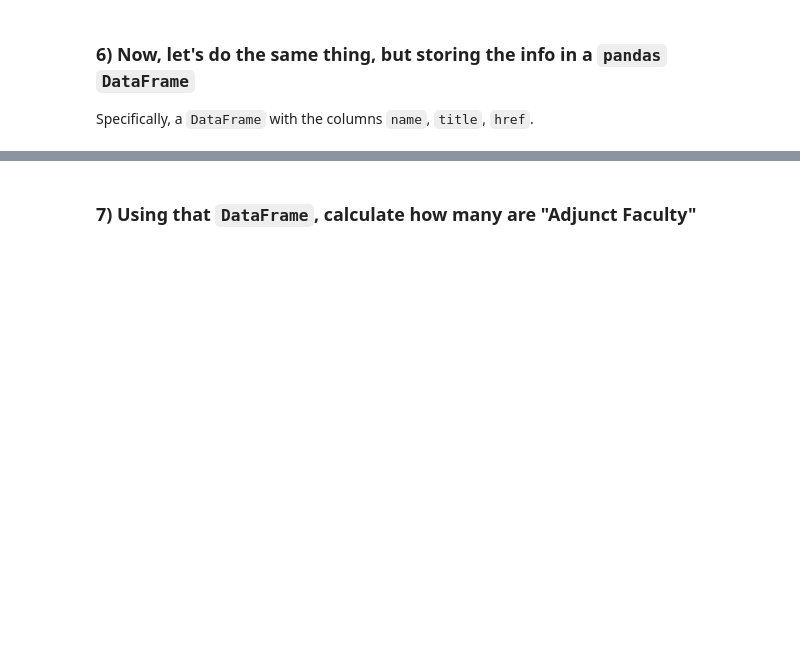
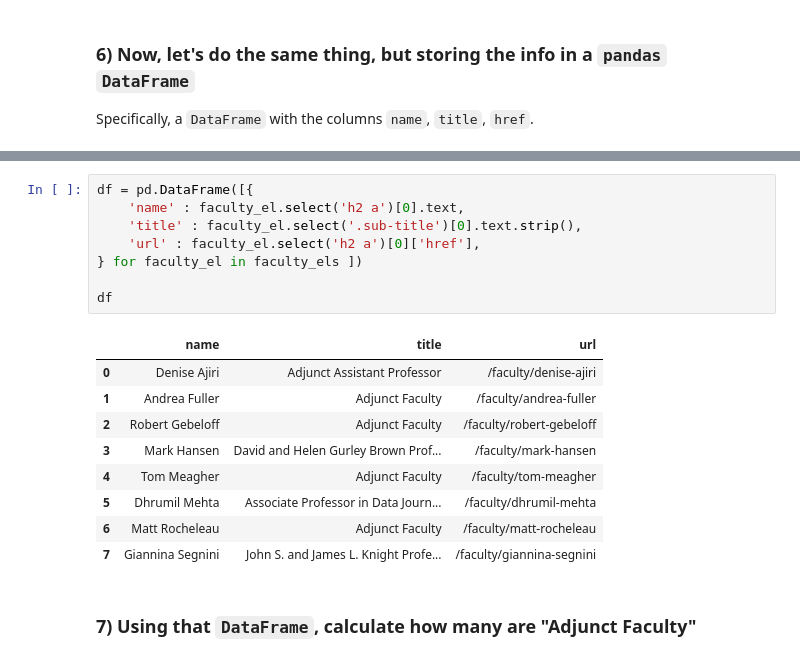
Before and after one commit to marcodallastella/LEDE-Homeworks, a Jupyter notebook: 06. Intro to Scraping/homework-data-faculty.ipynb, the cells around one changed output, grey strips where cells are left out. Cells and saved outputs as stored; diff of their text form; blank space fills up the shorter version.

```diff
--- a/06. Intro to Scraping/homework-data-faculty.ipynb
+++ b/06. Intro to Scraping/homework-data-faculty.ipynb
@@ -150,3 +203,21 @@ df
+# %%
+df = pd.DataFrame([{
+    'name' : faculty_el.select('h2 a')[0].text,
+    'title' : faculty_el.select('.sub-title')[0].text.strip(),
+    'url' : faculty_el.select('h2 a')[0]['href'],
+} for faculty_el in faculty_els ])
+
+df
+# %% [output]
+|  | name | title | url |
+| 0 | Denise Ajiri | Adjunct Assistant Professor | /faculty/denise-ajiri |
+| 1 | Andrea Fuller | Adjunct Faculty | /faculty/andrea-fuller |
+| 2 | Robert Gebeloff | Adjunct Faculty | /faculty/robert-gebeloff |
+| 3 | Mark Hansen | David and Helen Gurley Brown Prof... | /faculty/mark-hansen |
+| 4 | Tom Meagher | Adjunct Faculty | /faculty/tom-meagher |
+| 5 | Dhrumil Mehta | Associate Professor in Data Journ... | /faculty/dhrumil-mehta |
+| 6 | Matt Rocheleau | Adjunct Faculty | /faculty/matt-rocheleau |
+| 7 | Giannina Segnini | John S. and James L. Knight Profe... | /faculty/giannina-segnini |
 # %% [markdown]
 ### 7) Using that `DataFrame`, calculate how many are "Adjunct Faculty"
 # %%
```
Also changed, not shown: parts of 8 cells of this notebook, 1 other file.
